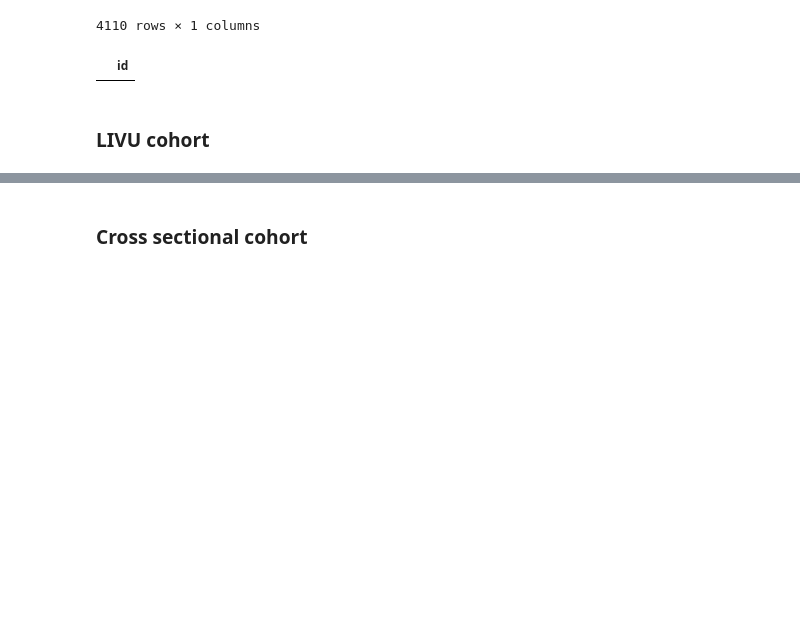
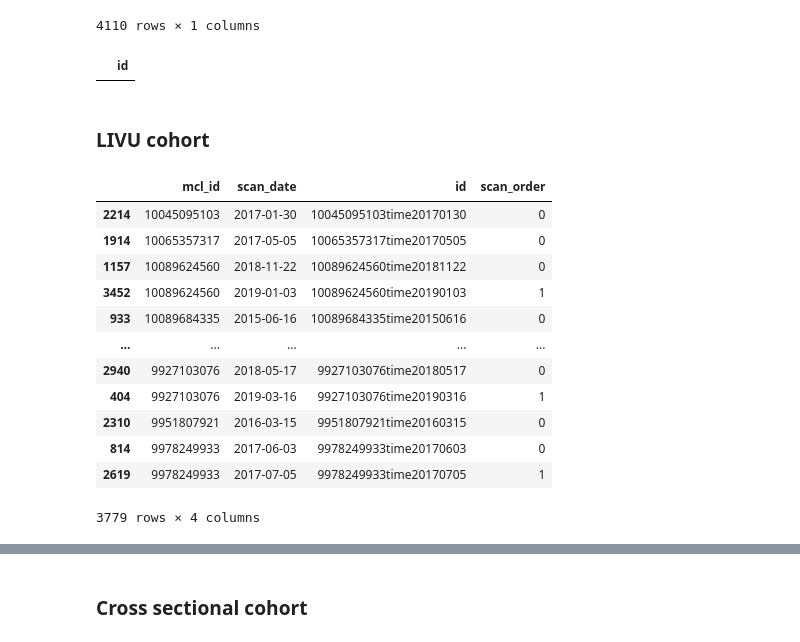
Before and after one commit to MASILab/DeepLungScreening, a Jupyter notebook: notebooks/livu_cohort.ipynb, the cells around one changed output, grey strips where cells are left out. Cells and saved outputs as stored; diff of their text form; code cells hidden in the pictures; blank space fills up the shorter version.

```diff
--- a/notebooks/livu_cohort.ipynb
+++ b/notebooks/livu_cohort.ipynb
@@ -61,6 +62,36 @@ all_prepscans = pd.DataFrame(rows)
 all_prepscans.to_csv(all_prepscans_path, index=False)
 # %% [markdown]
 ### LIVU cohort
+# %%
+# Prepped scans
+prep_dir = "/home/local/VANDERBILT/litz/data/livu/DeepLungScreening/prep"
+rows = []
+for p in glob.glob(os.path.join(prep_dir, "*_clean.nii.gz")):
+    scanid = os.path.basename(p).split('_clean.nii.gz')[0]
+    mcl, date = scanid.split('time')
+    scan_date = datetime.strptime(date, "%Y%m%d")
+    rows.append({'mcl_id': mcl, 'scan_date': scan_date, 'id': scanid})
+
+scan_df = pd.DataFrame(rows)
+scan_df = scan_df.sort_values(by=['mcl_id', 'scan_date'])
+scan_df['scan_order'] = scan_df.groupby(['mcl_id'])['scan_date'].rank('dense', ascending=True) # assign a T0, T1, or T2 for each scan
+scan_df['scan_order'] = scan_df['scan_order'] - 1
+scan_df['scan_order'] = scan_df['scan_order'].astype(int)
+scan_df
+# %% [output]
+|  | mcl_id | scan_date | id | scan_order |
+| 2214 | 10045095103 | 2017-01-30 | 10045095103time20170130 | 0 |
+| 1914 | 10065357317 | 2017-05-05 | 10065357317time20170505 | 0 |
+| 1157 | 10089624560 | 2018-11-22 | 10089624560time20181122 | 0 |
+| 3452 | 10089624560 | 2019-01-03 | 10089624560time20190103 | 1 |
+| 933 | 10089684335 | 2015-06-16 | 10089684335time20150616 | 0 |
+| ... | ... | ... | ... | ... |
+| 2940 | 9927103076 | 2018-05-17 | 9927103076time20180517 | 0 |
+| 404 | 9927103076 | 2019-03-16 | 9927103076time20190316 | 1 |
+| 2310 | 9951807921 | 2016-03-15 | 9951807921time20160315 | 0 |
+| 814 | 9978249933 | 2017-06-03 | 9978249933time20170603 | 0 |
+| 2619 | 9978249933 | 2017-07-05 | 9978249933time20170705 | 1 |
+3779 rows × 4 columns
 # %%
 SPN = False
 if SPN:
```
Also changed, not shown: parts of 19 cells of this notebook, 10 other files.
